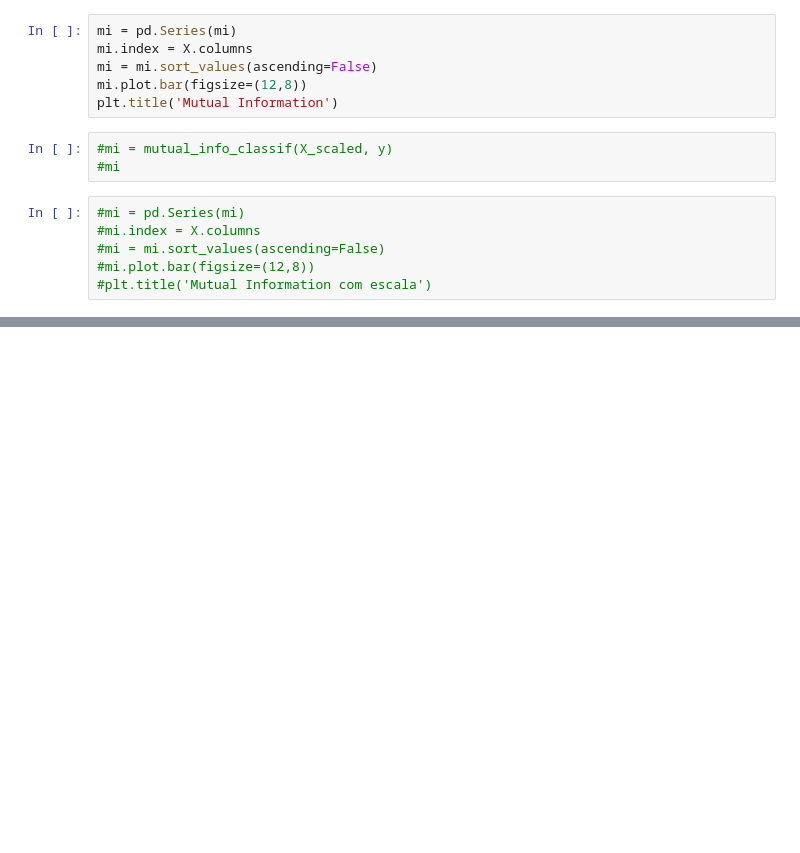
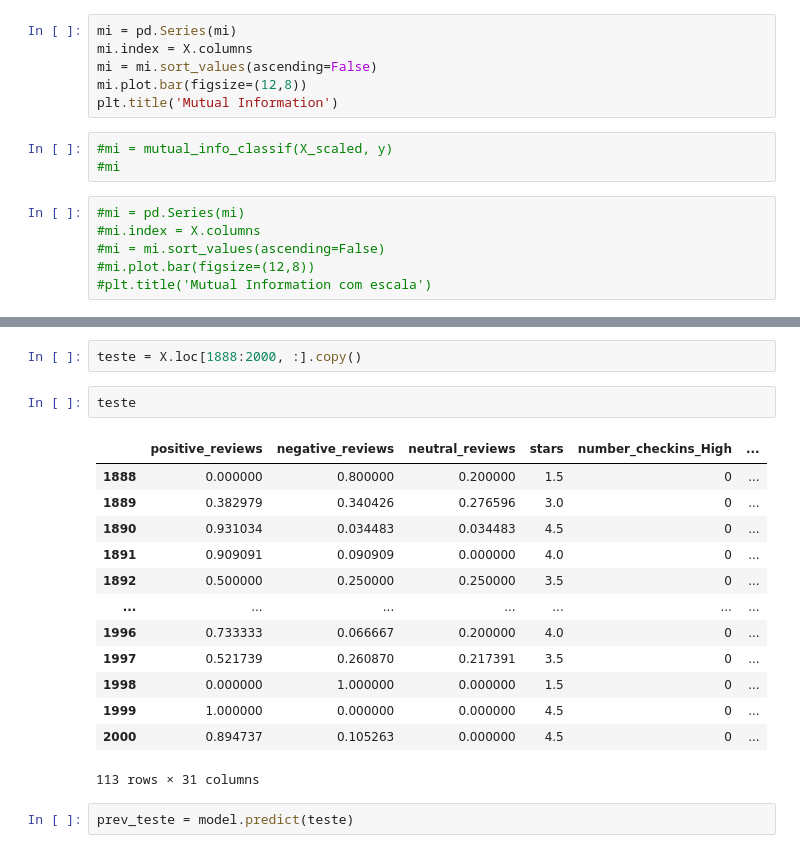
Before and after one commit to AmauryAC/notebook-yelp, a Jupyter notebook: Notebook_Yelp.ipynb, the cells around one changed output, grey strips where cells are left out. Drawn from its saved outputs; the diff is of its cells as text; blank space fills up the shorter version.

```diff
--- a/Notebook_Yelp.ipynb
+++ b/Notebook_Yelp.ipynb
@@ -530,0 +557,20 @@ plt.title('Mutual Information')
+# %%
+teste = X.loc[1888:2000, :].copy()
+# %%
+teste
+# %% [output]
+|  | positive_reviews | negative_reviews | neutral_reviews | stars | number_checkins_High | ... |
+| 1888 | 0.000000 | 0.800000 | 0.200000 | 1.5 | 0 | ... |
+| 1889 | 0.382979 | 0.340426 | 0.276596 | 3.0 | 0 | ... |
+| 1890 | 0.931034 | 0.034483 | 0.034483 | 4.5 | 0 | ... |
+| 1891 | 0.909091 | 0.090909 | 0.000000 | 4.0 | 0 | ... |
+| 1892 | 0.500000 | 0.250000 | 0.250000 | 3.5 | 0 | ... |
+| ... | ... | ... | ... | ... | ... | ... |
+| 1996 | 0.733333 | 0.066667 | 0.200000 | 4.0 | 0 | ... |
+| 1997 | 0.521739 | 0.260870 | 0.217391 | 3.5 | 0 | ... |
+| 1998 | 0.000000 | 1.000000 | 0.000000 | 1.5 | 0 | ... |
+| 1999 | 1.000000 | 0.000000 | 0.000000 | 4.5 | 0 | ... |
+| 2000 | 0.894737 | 0.105263 | 0.000000 | 4.5 | 0 | ... |
+113 rows × 31 columns
+# %%
+prev_teste = model.predict(teste)
```
Also changed, not shown: parts of 40 cells of this notebook.
